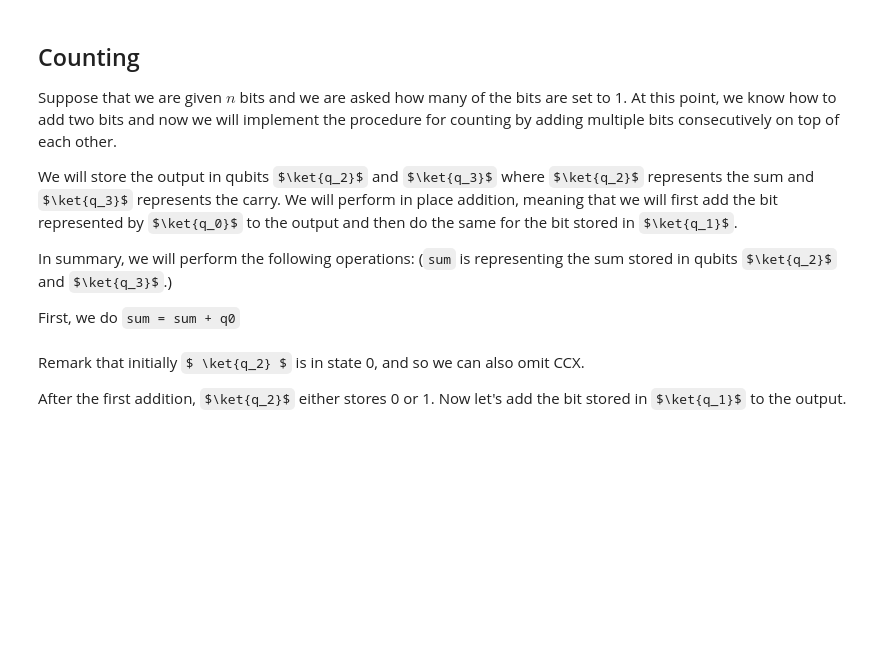
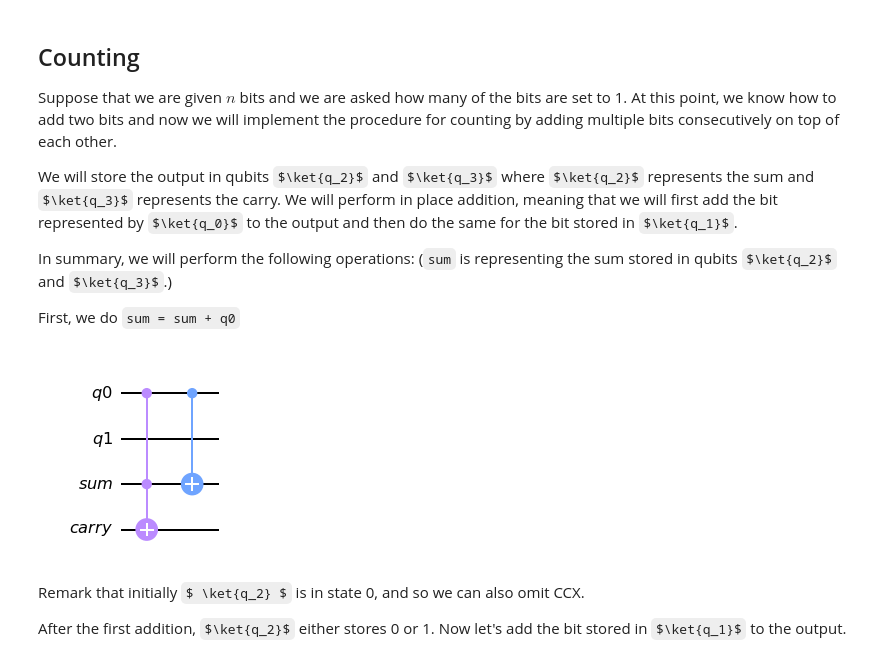
Before and after one commit to sbbzplt/QiskitFallFest_IZTECH, a Jupyter notebook: Adder_and_counting_2.ipynb, the cells around one changed output. Saved outputs shown, nothing was run; the diff lists cells and outputs as text; code cells hidden in the pictures; some formulas as TeX source; blank space fills up the shorter version.

```diff
--- a/Adder_and_counting_2.ipynb
+++ b/Adder_and_counting_2.ipynb
@@ -218,10 +209,18 @@ In summary, we will perform the following operations: (`sum` is representing the
 
 First, we do `sum = sum + q0`
 # %%
-qc = QuantumCircuit(4)
+q0 = QuantumRegister(1, "q0")
+q1 = QuantumRegister(1, "q1")
+q2 = QuantumRegister(1, "sum")
+q3 = QuantumRegister(1, "carry")
+
+qc = QuantumCircuit(q0, q1, q2, q3)
+
 qc.ccx(0,2,3)
 qc.cx(0,2)
 qc.draw(output="mpl")
+# %% [output]
+[figure, added]
 # %% [markdown]
 Remark that initially $ \ket{q_2} $ is in state 0, and so we can also omit CCX.
 
```
Also changed, not shown: parts of 5 cells of this notebook.
